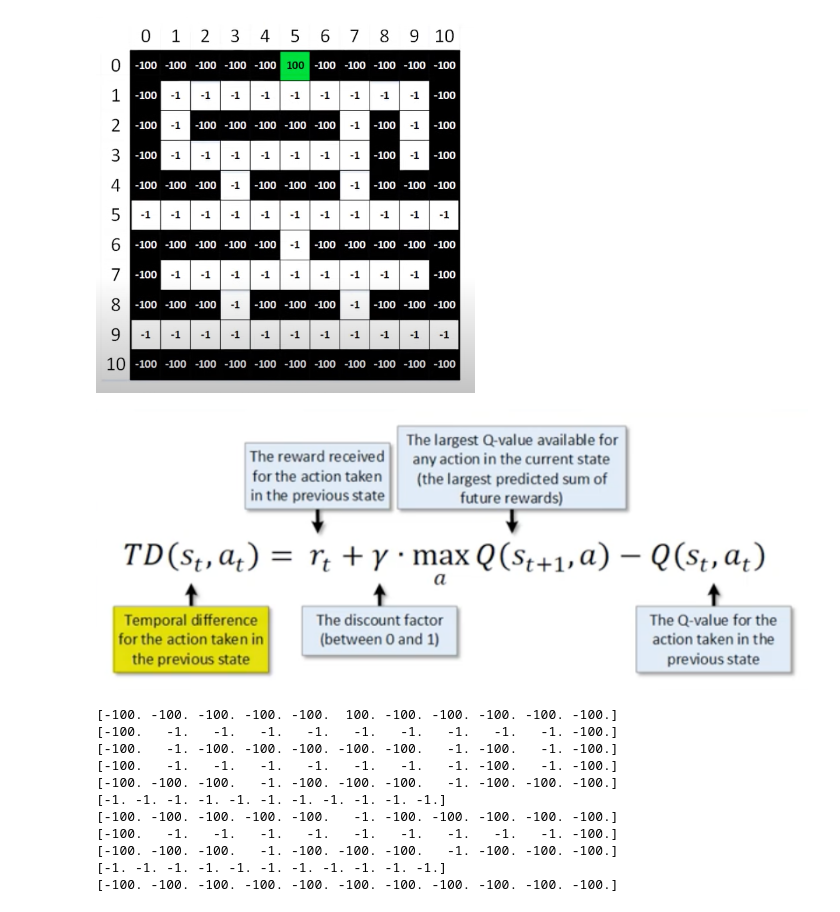
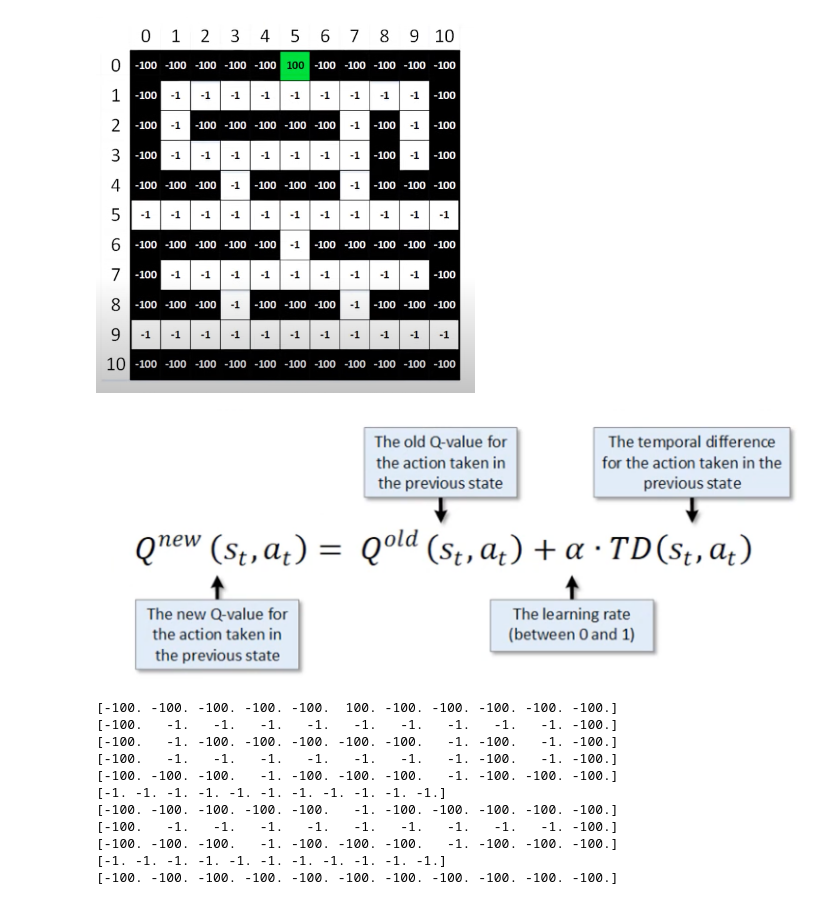
Before and after one commit to kevoshea/Q-Learning, a Jupyter notebook: Q-Learning.ipynb, the cells around one changed output. Drawn from its saved outputs; the diff is of its cells as text; code cells hidden in the pictures.

```diff
--- a/Q-Learning.ipynb
+++ b/Q-Learning.ipynb
@@ -5,9 +6,9 @@ Image(filename='Q-Learning.png')
 # %% [output]
 [figure]
 # %%
-Image(filename='temporal_differences.png')
+Image(filename='Bellman_Equation.png')
 # %% [output]
-[figure, old version]
+[figure, new version]
 # %%
 environment_rows = 11
 environment_columns = 11
```
Also changed, not shown: parts of 7 cells of this notebook, 1 other file.
